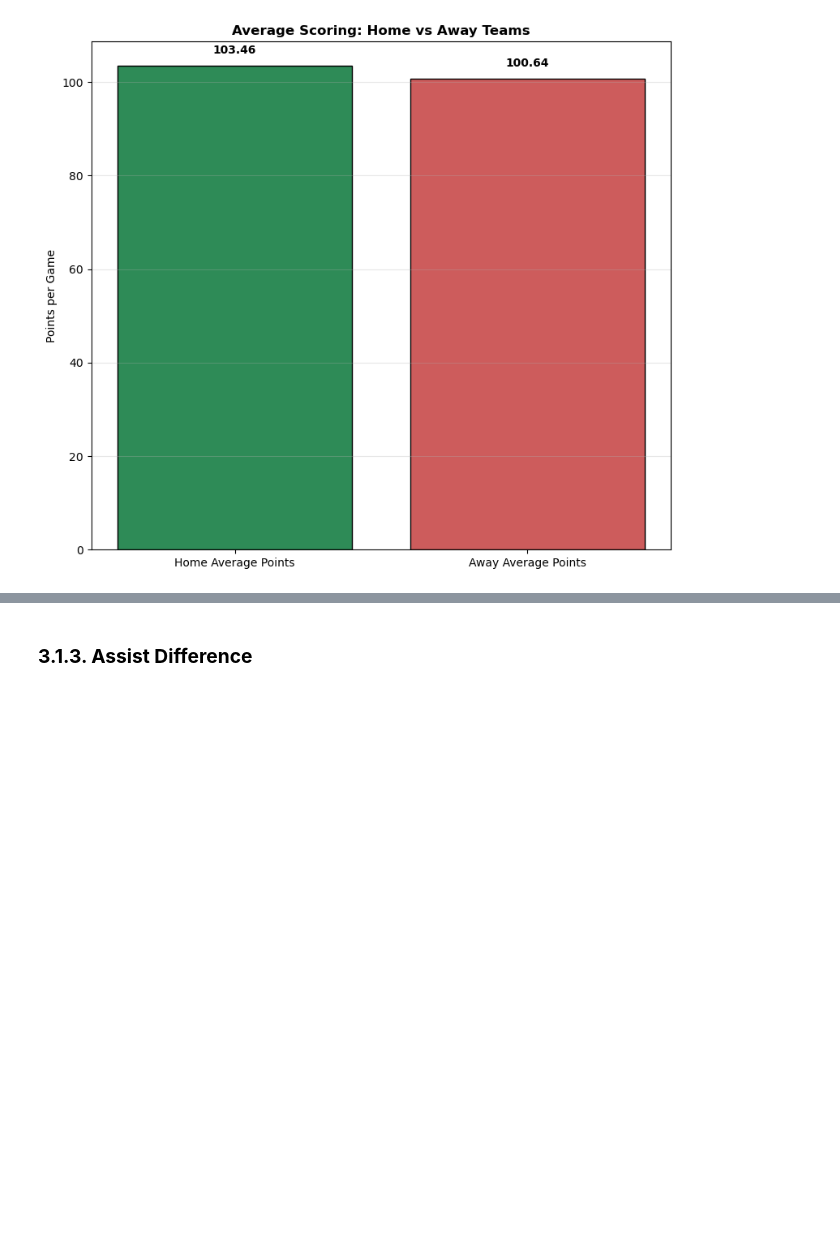
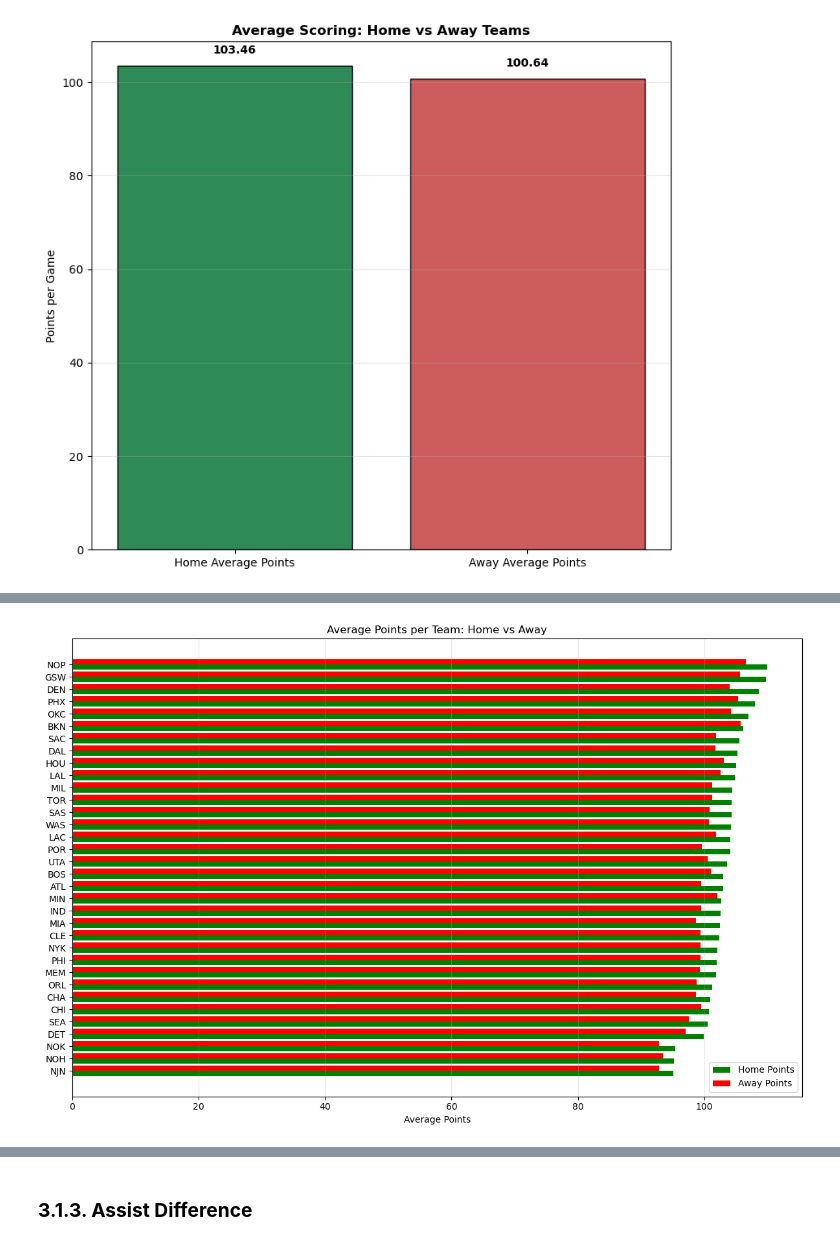
Before and after one commit to joshuanicoo/DATA100-EDA-Finals, a Jupyter notebook: main.ipynb, the cells around one changed output, grey strips where cells are left out. Drawn from its saved outputs; the diff is of its cells as text; code cells hidden in the pictures; blank space fills up the shorter version.

```diff
--- a/main.ipynb
+++ b/main.ipynb
@@ -548,0 +710,29 @@ create_bar_chart(
+# %%
+## Aggregate average points per team using abbreviations
+home_pts = df_games.groupby('TEAM_ABBREVIATION_home')['PTS_home'].mean().reset_index()
+away_pts = df_games.groupby('TEAM_ABBREVIATION_away')['PTS_away'].mean().reset_index()
+
+## Merge home and away averages by team abbreviation
+team_pts = home_pts.merge(away_pts, left_on='TEAM_ABBREVIATION_home', right_on='TEAM_ABBREVIATION_away')
+team_pts = team_pts.rename(columns={ 'TEAM_ABBREVIATION_home':'Team', 'PTS_home':'Avg_PTS_Home', 'PTS_away':'Avg_PTS_Away' })
+
+## Sort by home points
+team_pts = team_pts.sort_values('Avg_PTS_Home', ascending=True)
+
+## Number of teams
+n_teams = len(team_pts)
+y = np.arange(n_teams)
+width = 0.4
+
+plt.figure(figsize=(12,8))
+plt.barh(y - width/2, team_pts['Avg_PTS_Home'], height=width, label='Home Points', color='green')
+plt.barh(y + width/2, team_pts['Avg_PTS_Away'], height=width, label='Away Points', color='red')
+plt.yticks(y, team_pts['Team'])
+plt.xlabel('Average Points')
+plt.title('Average Points per Team: Home vs Away')
+plt.legend()
+plt.grid(axis='x', alpha=0.3)
+plt.tight_layout()
+plt.show()
+# %% [output]
+[figure, added]
```
Also changed, not shown: parts of 28 cells of this notebook.
